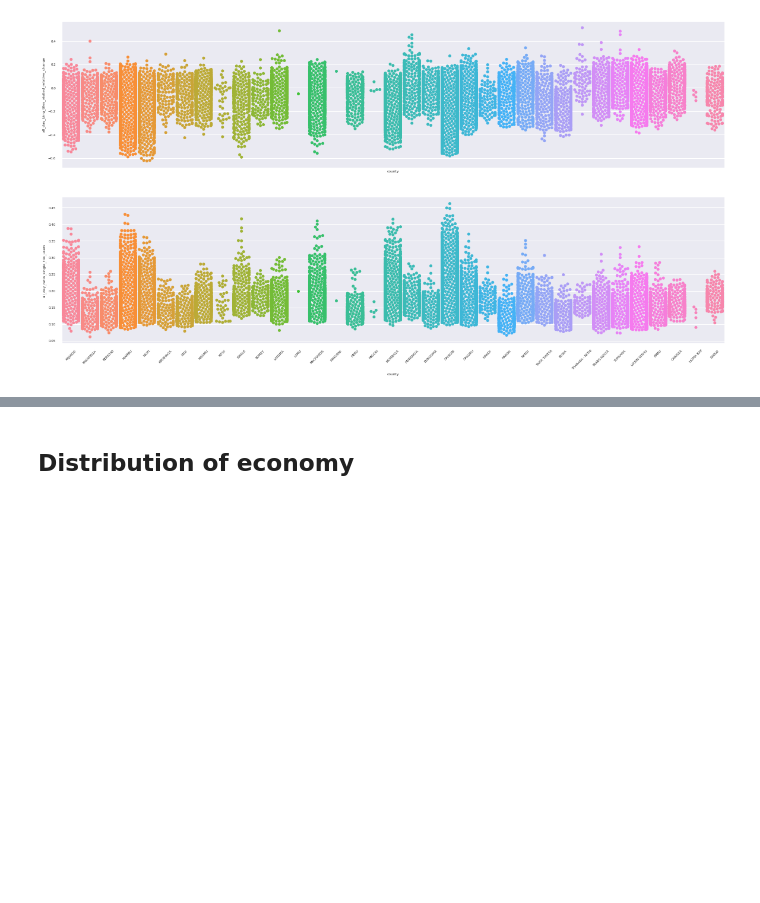
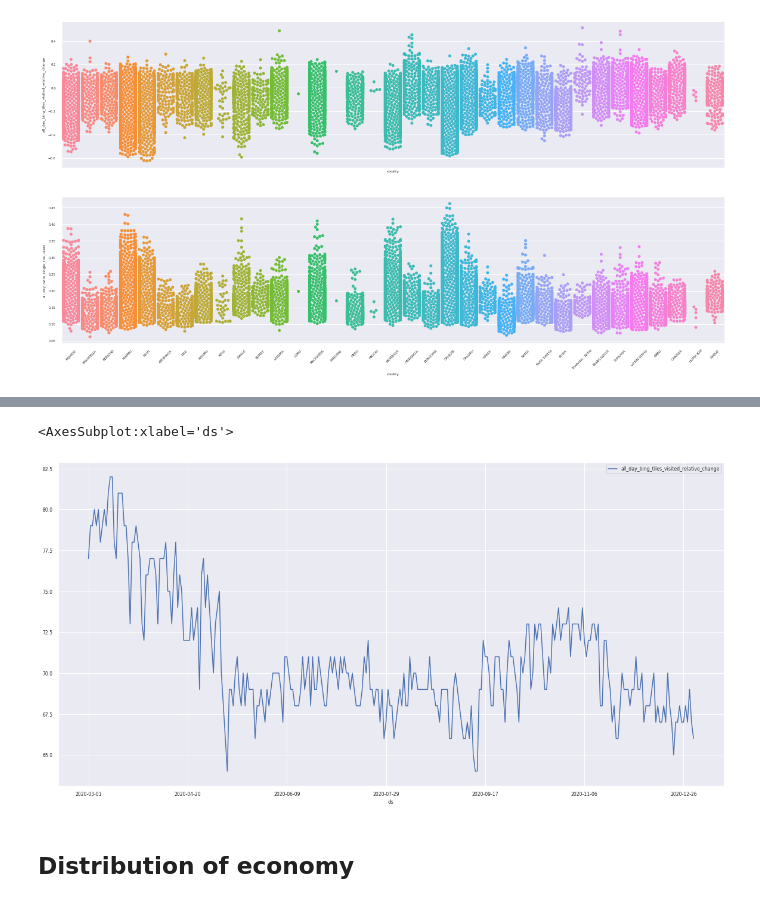
Before and after one commit to sylvia31096/covid_movement, a Jupyter notebook: distribution_analysis.ipynb, the cells around one changed output, grey strips where cells are left out. Cells and saved outputs as stored; diff of their text form; code cells hidden in the pictures; blank space fills up the shorter version.

```diff
--- a/distribution_analysis.ipynb
+++ b/distribution_analysis.ipynb
@@ -188,3 +274,8 @@ _ = plt.xticks(rotation=45)
+# %%
+movement_df.groupby('ds').agg({'all_day_bing_tiles_visited_relative_change':'count'}).plot()
+# %% [output]
+<AxesSubplot:xlabel='ds'>
+[figure, added]
 # %% [markdown]
 ## Distribution of economy
 # %%
```
Also changed, not shown: parts of 19 cells of this notebook, 2 other files.
